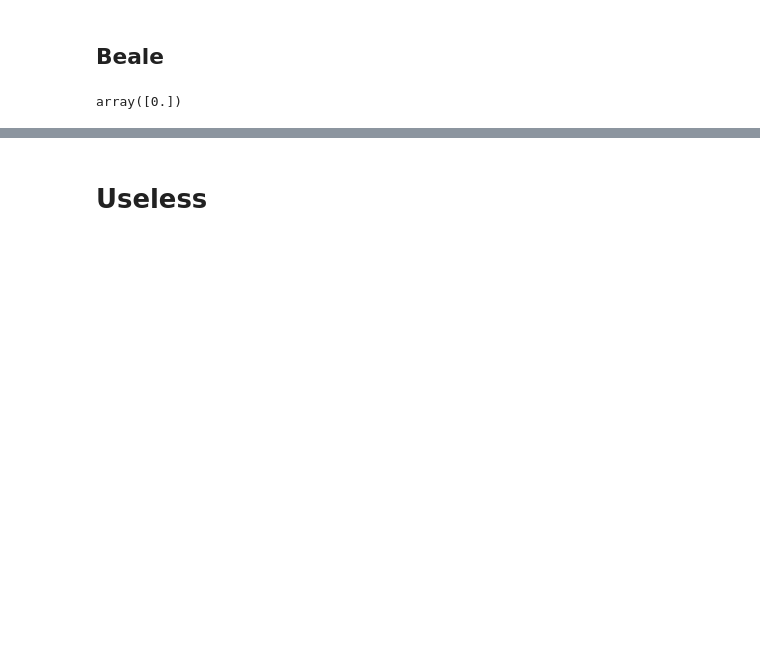
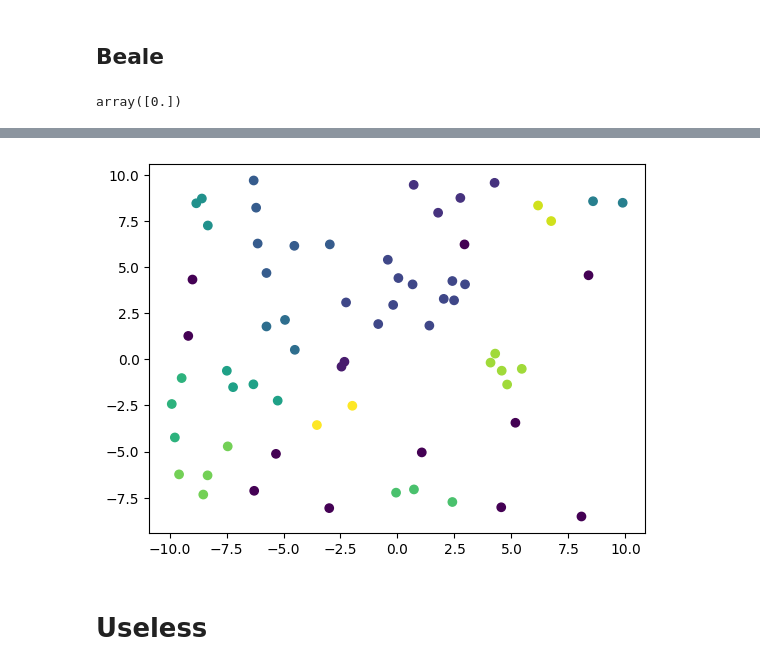
Before and after one commit to garfield-gray/Soft-Computing, a Jupyter notebook: MNSV.ipynb, the cells around one changed output, grey strips where cells are left out. Saved outputs shown, nothing was run; the diff lists cells and outputs as text; code cells hidden in the pictures; blank space fills up the shorter version.

```diff
--- a/MNSV.ipynb
+++ b/MNSV.ipynb
@@ -269,3 +285,15 @@ xb
+# %%
+R = np.array([[-10, 10], [-10, 10]])
+X = np.random.uniform(R[0, 0], R[0, 1], (NP, 2))
+
+
+clustering = DBSCAN(eps=2, min_samples=2).fit(X)
+clustering.labels_
+# clustering
+plt.scatter(X[:,0], X[:,1], c = clustering.labels_)
+plt.show()
+# %% [output]
+[figure, added]
 # %% [markdown]
 # Useless
 # %%
```
Also changed, not shown: parts of 9 cells of this notebook.
